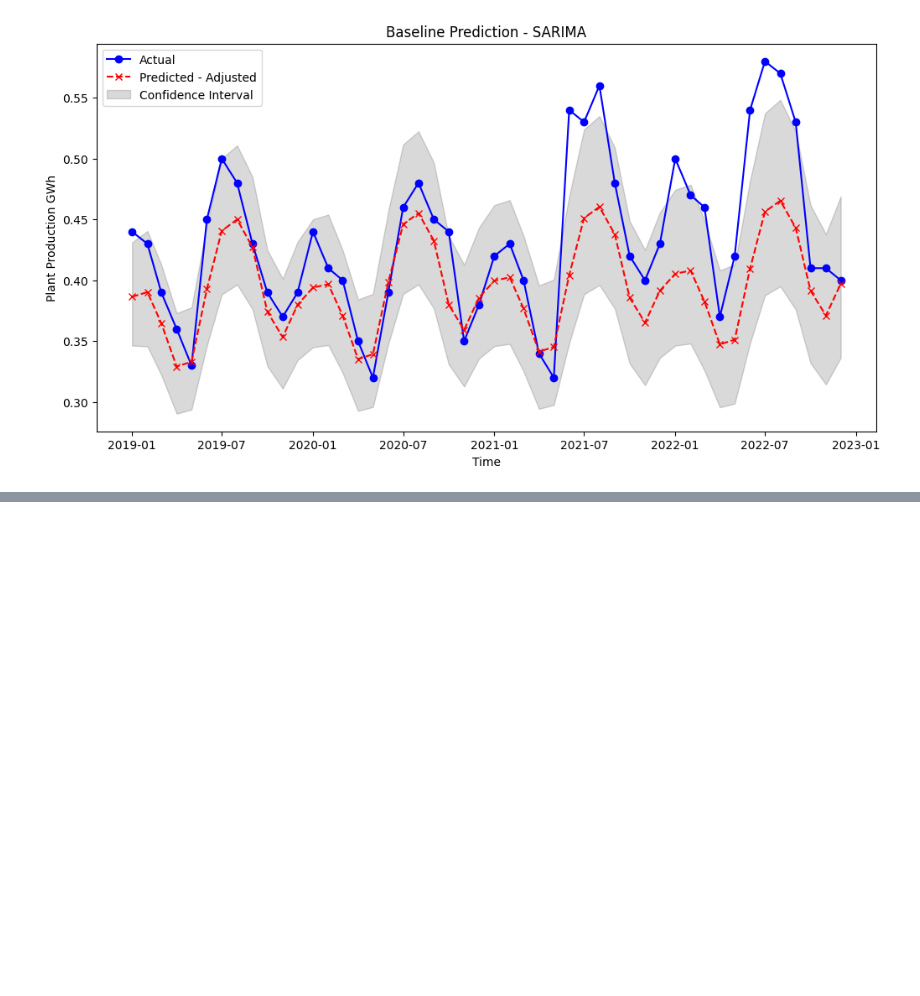
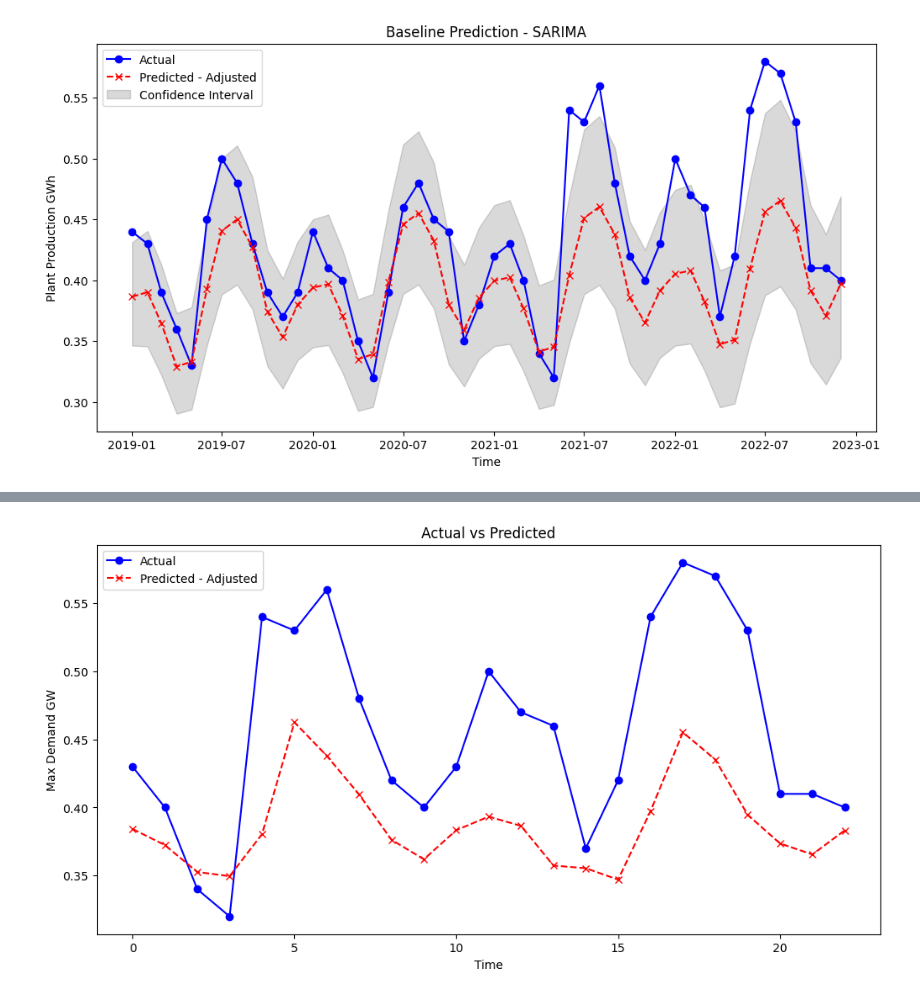
Before and after one commit to ATECO-malta/applied_ml_assignment, a Jupyter notebook: nn_model.ipynb, the cells around one changed output, grey strips where cells are left out. Drawn from its saved outputs; the diff is of its cells as text; code cells hidden in the pictures; blank space fills up the shorter version.

```diff
--- a/nn_model.ipynb
+++ b/nn_model.ipynb
@@ -472,14 +464,14 @@ class TCNBlock(Layer):
         x = self.dropout1(x)
         x = self.conv2(x)
         x = self.dropout2(x)
-        skip_out_x = self.skip_out(x)
+        skip_out_x = self.skip_out(inputs)
         x = self.residual_out([x, skip_out_x])
         return x
 
 
 class TCN(Model):
     """
-    Utility class to create a Tensorflow TCN Model.
+    Tensorflow TCN Model.
     forked and extended from: https://github.com/albertogaspar/dts/blob/master/dts/models/TCN.py
     see: https://www.tensorflow.org/api_docs/python/tf/keras/Model
     see: https://www.tensorflow.org/guide/keras/making_new_layers_and_models_via_subclassing#the_model_class
@@ -531,8 +523,9 @@ class TCN(Model):
                 id=1,
             )
             self.tcn_blocks.append(block)
+        self.tcn_blocks.append(Lambda(lambda x: x[:, -1:, 0]))
 
-        self.output_layer = Lambda(lambda x: x[:, -self.output_horizon :, 0])
+        self.output_layer = Dense(self.output_horizon)
 
     def call(self, inputs):
         x = inputs
@@ -694,0 +763,18 @@ WMAPE test: 22.64%
+# %%
+plt.figure(figsize=(12, 6))
+plt.plot(ytest_data, label="Actual", color="blue", marker="o")
+plt.plot(
+    yt_pred,
+    label="Predicted - Adjusted",
+    color="red",
+    linestyle="dashed",
+    marker="x",
+)
+
+plt.xlabel("Time")
+plt.ylabel("Max Demand GW")
+plt.title("Actual vs Predicted")
+plt.legend()
+plt.show()
+# %% [output]
+[figure, added]
```
Also changed, not shown: parts of 15 cells of this notebook.
